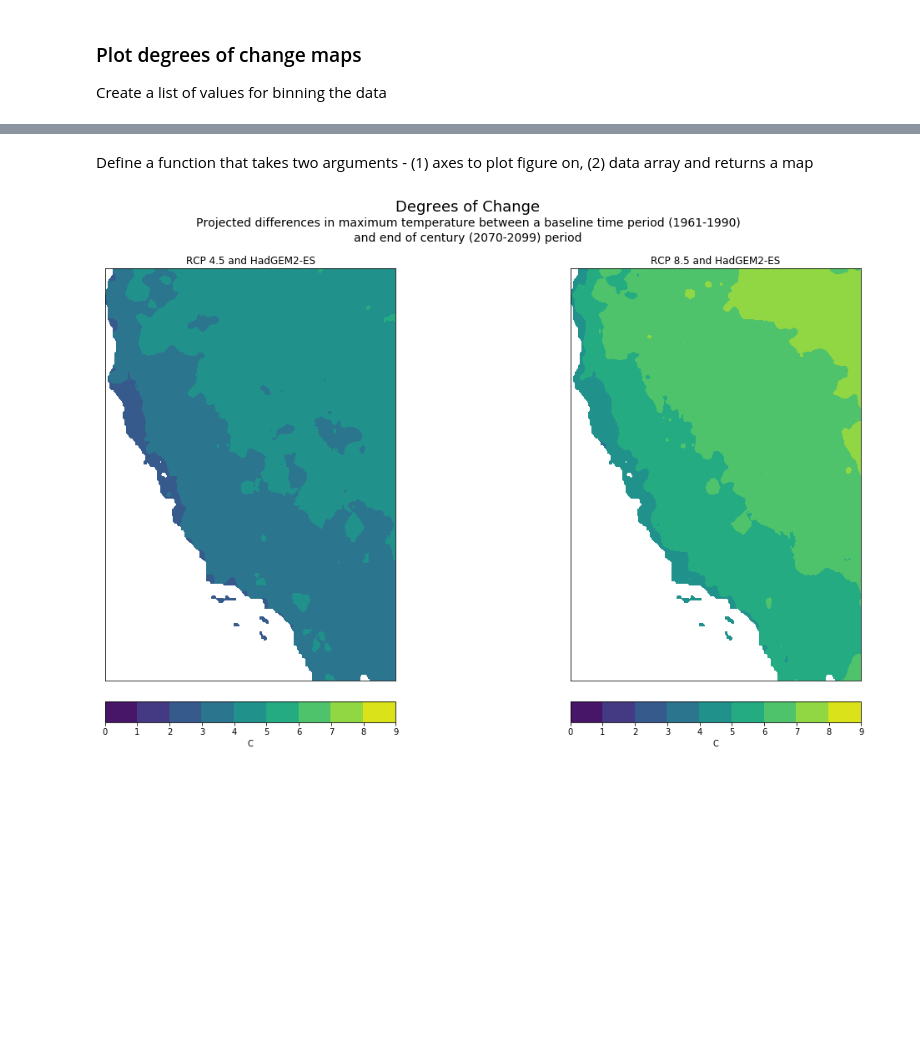
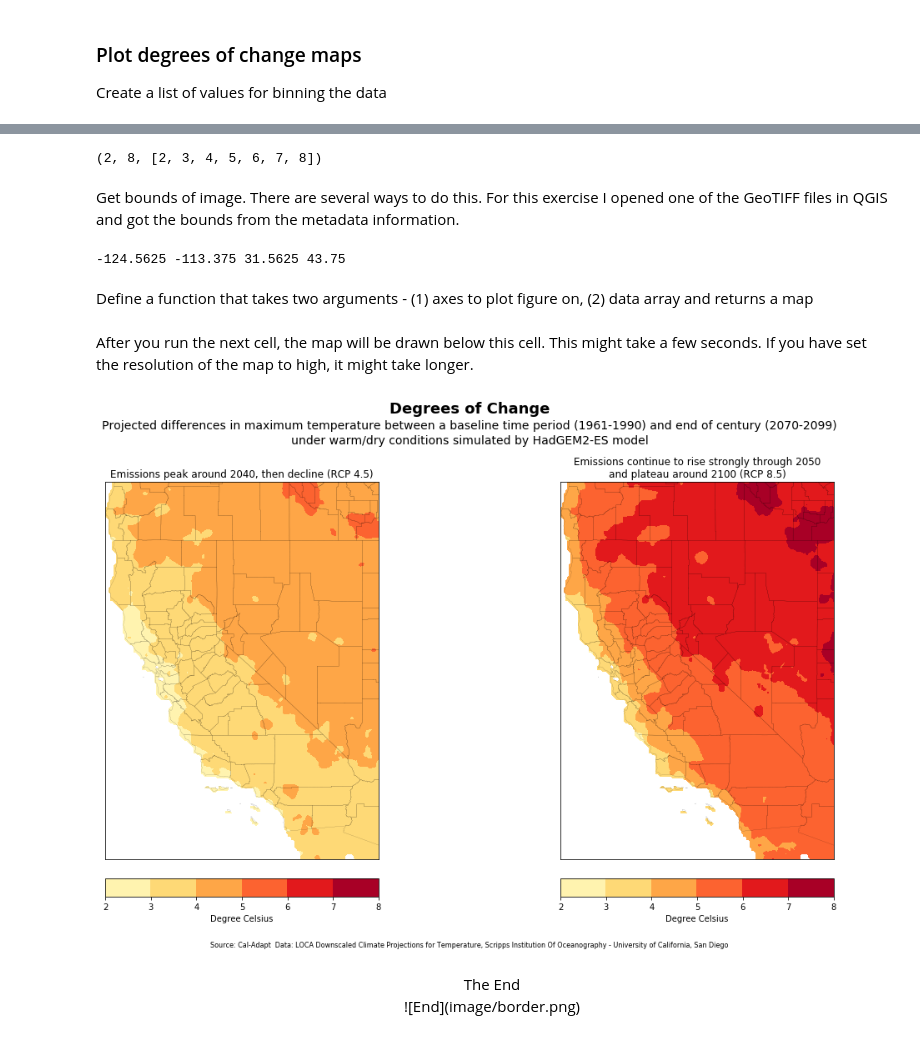
Before and after one commit to berkeley-gif/caladapt-docs, a Jupyter notebook: cookbook/annual_averages_maps_degrees_of_change.ipynb, the cells around one changed output, grey strips where cells are left out. Drawn from its saved outputs; the diff is of its cells as text; code cells hidden in the pictures; blank space fills up the shorter version.

Commit message:
Clean up Degrees of Change example

```diff
--- a/cookbook/annual_averages_maps_degrees_of_change.ipynb
+++ b/cookbook/annual_averages_maps_degrees_of_change.ipynb
@@ -191,36 +213,65 @@ data_bins
+# %%
+minVal = math.floor(rcp45.min()) # math.floor(rcp45_F.min())
+maxVal = math.ceil(rcp85.max()) # math.floor(rcp85_F.max())
+data_bins = list(range(minVal, maxVal + 1))
+minVal, maxVal, data_bins
+# %% [output]
+(2, 8, [2, 3, 4, 5, 6, 7, 8])
+# %% [markdown]
+Get bounds of image. There are several ways to do this. For this exercise I opened one of the GeoTIFF files in QGIS and got the bounds from the metadata information.
+# %%
+(xmin, xmax, ymin, ymax) = (-124.5625, -113.375, 31.5625, 43.75)
+print(xmin, xmax, ymin, ymax)
+# %% [output]
+-124.5625 -113.375 31.5625 43.75
 # %% [markdown]
 Define a function that takes two arguments - (1) axes to plot figure on, (2) data array and returns a map
 # %%
-# Projection used in California Albers (EPSG 3310)
+# Projection used in Web Mercator
 def setup_map(ax, data):
-    m = Basemap(resolution = 'l',
-              epsg = '3310',
+    m = Basemap(resolution = 'l', # change this value to h for creating high resolution map
+              projection='merc', lat_0=0,
               llcrnrlon = xmin, urcrnrlon = xmax,
               llcrnrlat = ymin, urcrnrlat = ymax,
               ax = ax
              )
     x = np.linspace(0, m.urcrnrx, data.shape[1])
     y = np.linspace(0, m.urcrnry, data.shape[0])
+
     xx, yy = np.meshgrid(x, y)
-    cs = m.contourf(xx, yy, np.flipud(data), tuple(data_bins))
+    cs = m.contourf(xx, yy, np.flipud(data), tuple(data_bins), cmap='YlOrRd')
     cbar = m.colorbar(cs ,location='bottom', pad="5%")
-    cbar.set_label('C')
+    cbar.set_label('Degree Celsius')
+
+    # Draw other layers
+    m.drawcounties()
+    #m.readshapefile('data/cb_2016_us_county_500k', 'counties')
     return m
+# %% [markdown]
+After you run the next cell, the map will be drawn below this cell. This might take a few seconds. If you have set the resolution of the map to high, it might take longer.
 # %%
 fig, ax = plt.subplots(1, 2, figsize=(20,10))
 
-ax[0].set_title('RCP 4.5 and HadGEM2-ES')
+ax[0].set_title('\n'.join(wrap('Emissions peak around 2040, then decline (RCP 4.5)', width=100)))
 map1 = setup_map(ax[0], rcp45)
 
-ax[1].set_title('RCP 8.5 and HadGEM2-ES')
+ax[1].set_title('\n'.join(wrap('Emissions continue to rise strongly through 2050 and plateau around 2100 (RCP 8.5)', width=50)))
 map2 = setup_map(ax[1], rcp85)
 
-plt.subplots_adjust(wspace=0, hspace=0)
-plt.gcf().text(0.5, 0.975, 'Degrees of Change', fontsize=18, ha='center')
-desc_str1 = 'Projected differences in maximum temperature between a baseline time period (1961-1990)'
-desc_str2 = 'and end of century (2070-2099) period';
-plt.gcf().text(0.5, 0.95, desc_str1, fontsize=14, ha='center')
-plt.gcf().text(0.5, 0.925, desc_str2, fontsize=14, ha='center')
+plt.subplots_adjust(wspace=0, hspace=5)
+plt.suptitle('Degrees of Change', fontsize=18, fontweight='bold', ha='center')
+plt.tight_layout(pad=8, w_pad=0.5, h_pad=5)
+desc_str1 = 'Projected differences in maximum temperature between a baseline time period (1961-1990) and end of century (2070-2099)'
+desc_str2 = 'under warm/dry conditions simulated by HadGEM2-ES model';
+plt.gcf().text(0.5, 0.935, desc_str1, fontsize=14, ha='center')
+plt.gcf().text(0.5, 0.91, desc_str2, fontsize=14, ha='center')
+attrib_str1 = 'Source: Cal-Adapt  Data: LOCA Downscaled Climate Projections for Temperature, Scripps Institution Of Oceanography - University of California, San Diego'
+plt.gcf().text(0.5, 0.07, attrib_str1, fontsize=8, ha='center')
+# Uncomment following line to save map as image
+# plt.savefig('DegreesOfChange.png', dpi=300)
 plt.show()
 # %% [output]
-[figure, old version]
+[figure, new version]
+# %% [markdown]
+<center>The End<center>
+![End](image/border.png)
```
Also changed, not shown: parts of 38 cells of this notebook, 2 other files.
